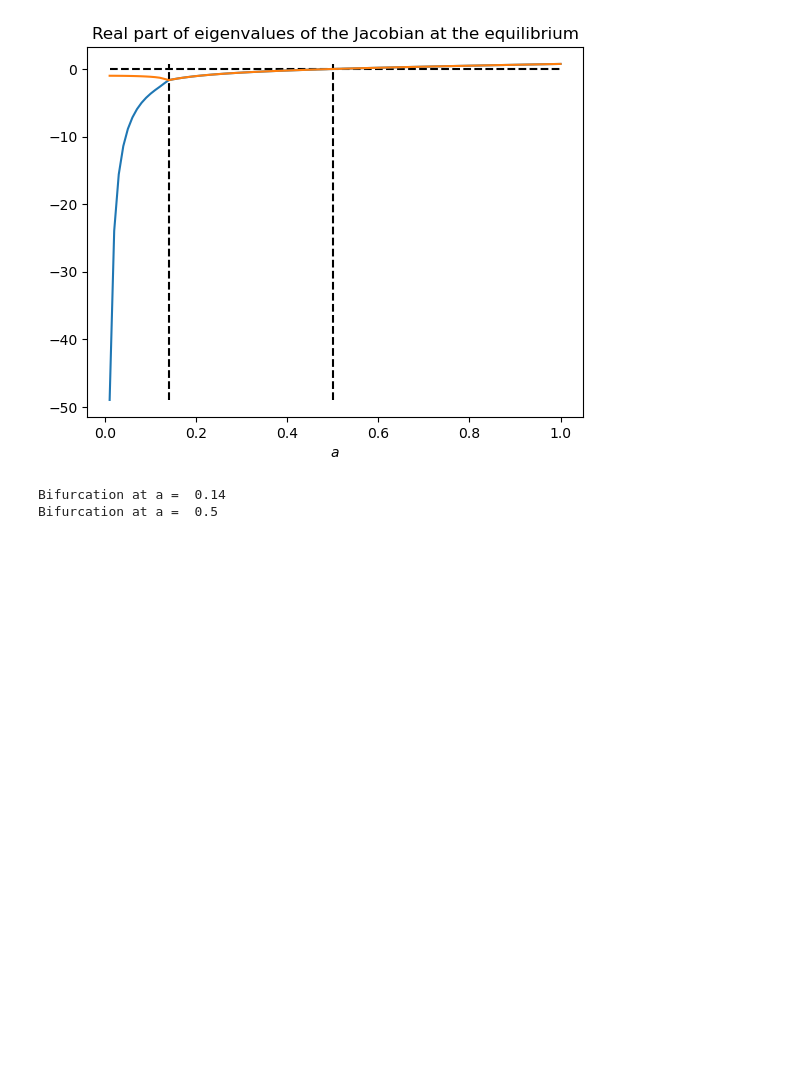
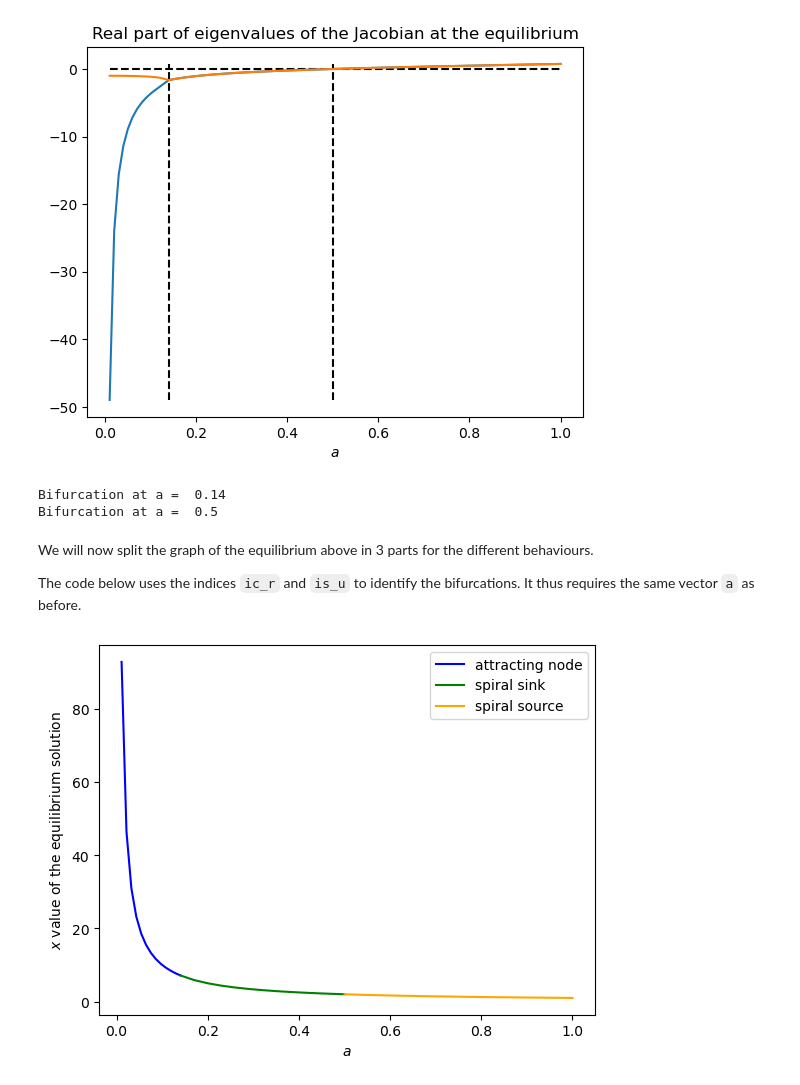
Before and after one commit to bigfatbernie/IBLMathModeling, a Jupyter notebook: book/python/bifurcation-LotkaVolterra.ipynb, the cells around one changed output. Drawn from its saved outputs; the diff is of its cells as text; code cells hidden in the pictures; blank space fills up the shorter version.

```diff
--- a/book/python/bifurcation-LotkaVolterra.ipynb
+++ b/book/python/bifurcation-LotkaVolterra.ipynb
@@ -73,3 +85,36 @@ print('Bifurcation at a = ', a[is_u])
 [figure]
 Bifurcation at a =  0.14
 Bifurcation at a =  0.5
+# %% [markdown]
+We will now split the graph of the equilibrium above in 3 parts for the different behaviours.
+
+The code below uses the indices `ic_r` and `is_u` to identify the bifurcations. It thus requires the same vector `a` as before.
+# %%
+# N = 25+1
+
+
+# Set up the values of alpha that we want to consider: [-1, 10]
+# a = np.linspace(0,1,N)[1:N]
+
+Nnew = ic_r+1
+
+a_spiral= np.linspace(0,a[ic_r],Nnew)[1:Nnew]
+Nnew-=1
+a_att=np.linspace(a[ic_r],a[is_u],Nnew)
+a_rep=np.linspace(a[is_u],1,Nnew)
+
+equil_spiral = np.zeros(Nnew)
+equil_att = np.zeros(Nnew)
+equil_rep = np.zeros(Nnew)
+
+for i in range(Nnew):
+    equil_spiral[i] = 1/a_spiral[i]
+    equil_att[i] = 1/a_att[i]
+    equil_rep[i] = 1/a_rep[i]
+
+plt.plot(a_spiral,equil_spiral,'blue',a_att, equil_att,'green',a_rep, equil_rep,'orange')
+plt.xlabel(r"$a$");
+plt.ylabel(r"$x$ value of the equilibrium solution");
+plt.legend(['attracting node','spiral sink','spiral source']);
+# %% [output]
+[figure, added]
```
Also changed, not shown: parts of 2 cells of this notebook, 7 other files.
